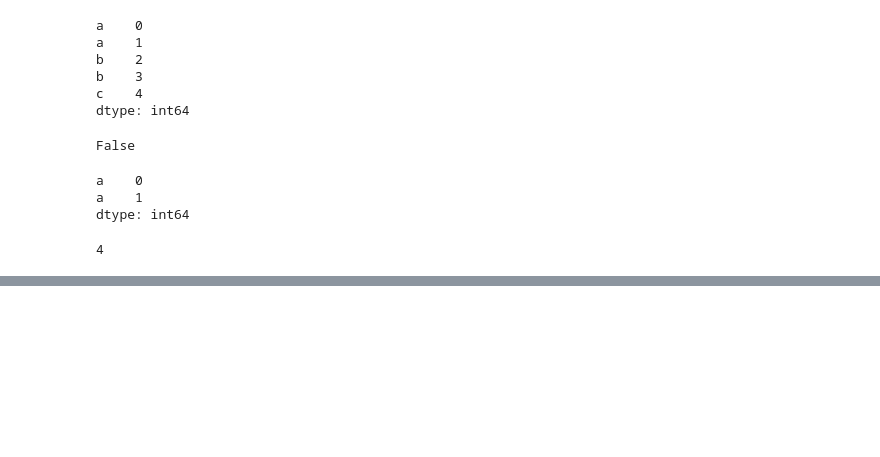
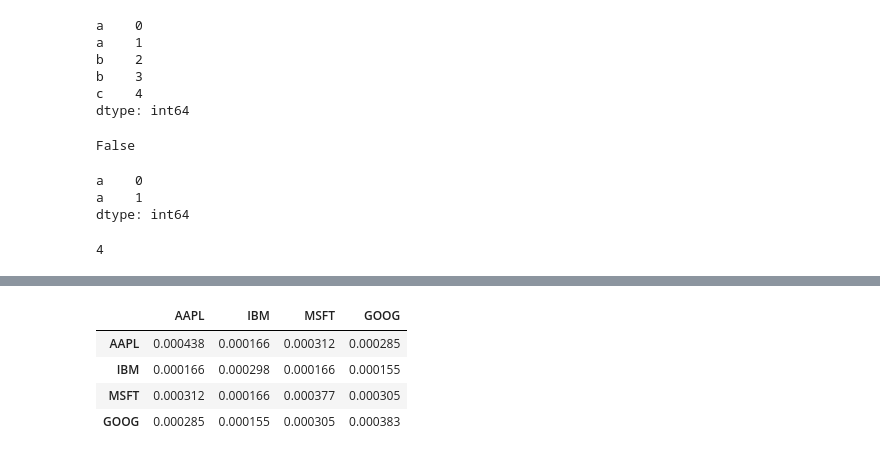
Before and after one commit to saliveja/pandas_study, a Jupyter notebook: python_for_data_analysis.ipynb, the cells around one changed output, grey strips where cells are left out. Cells and saved outputs as stored; diff of their text form; code cells hidden in the pictures; blank space fills up the shorter version.

```diff
--- a/python_for_data_analysis.ipynb
+++ b/python_for_data_analysis.ipynb
@@ -1334,0 +1438,8 @@ dtype: object
+# %%
+returns.cov()
+# %% [output]
+|  | AAPL | IBM | MSFT | GOOG |
+| AAPL | 0.000438 | 0.000166 | 0.000312 | 0.000285 |
+| IBM | 0.000166 | 0.000298 | 0.000166 | 0.000155 |
+| MSFT | 0.000312 | 0.000166 | 0.000377 | 0.000305 |
+| GOOG | 0.000285 | 0.000155 | 0.000305 | 0.000383 |
```
Also changed, not shown: parts of 56 cells of this notebook, 1 other file.
